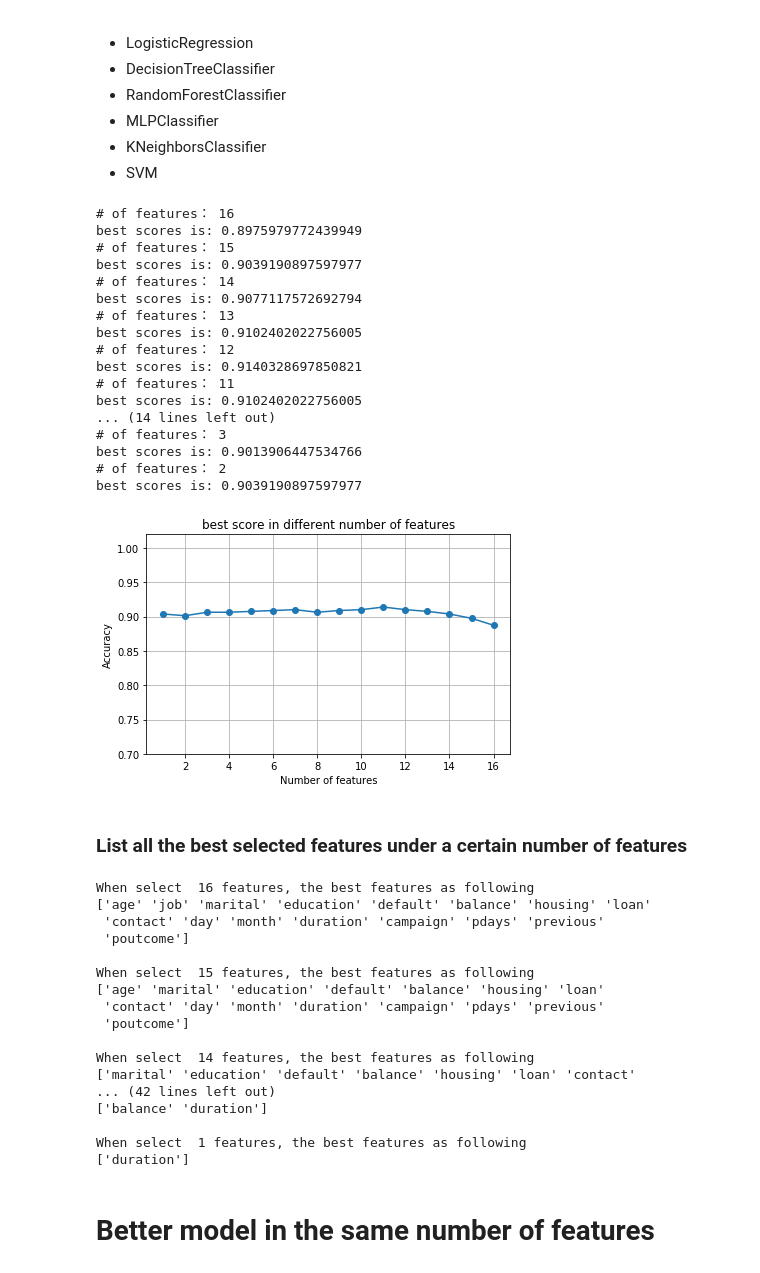
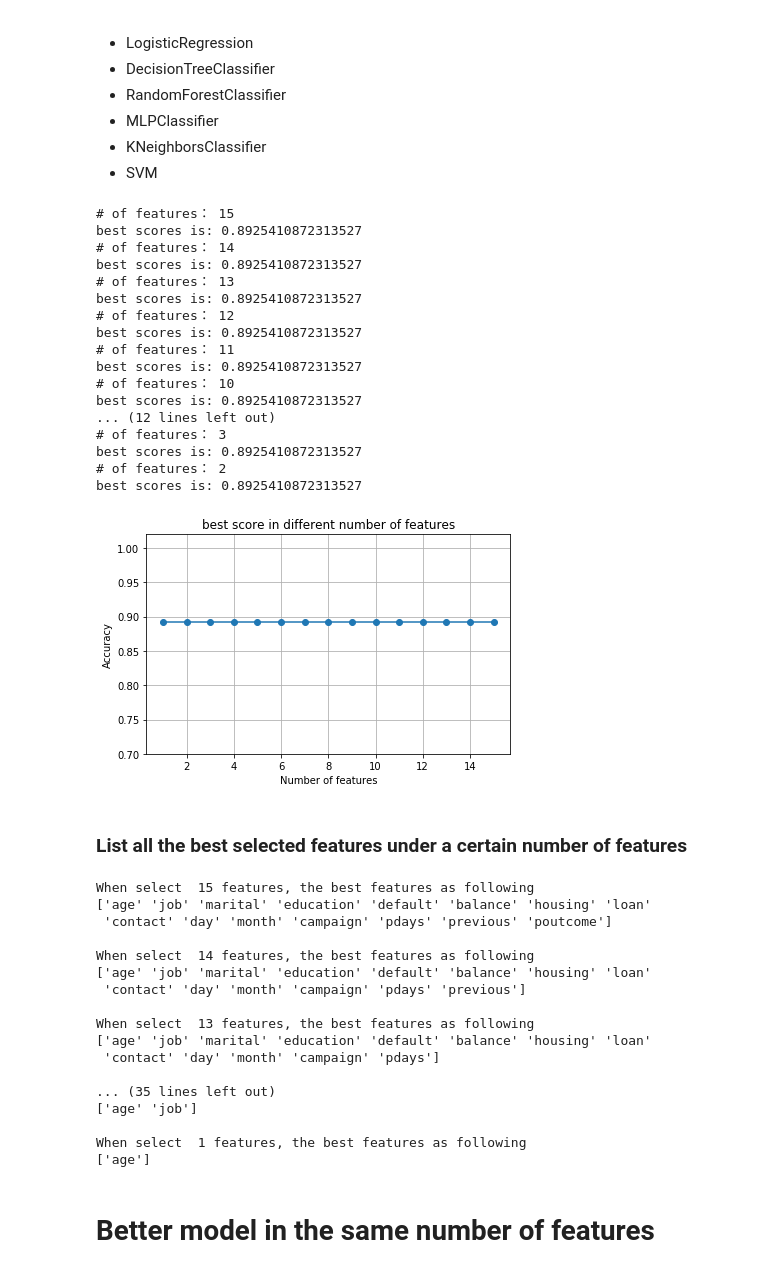
Before and after one commit to AtomMe/PHBS_TQFML, a Jupyter notebook: HW/bank_marketing.ipynb, the cells around one changed output. Drawn from its saved outputs; the diff is of its cells as text; code cells hidden in the pictures.

```diff
--- a/HW/bank_marketing.ipynb
+++ b/HW/bank_marketing.ipynb
@@ -112,6 +112,7 @@ def plot_decision_regions(X, y, classifier, test_idx=None, resolution=0.02):
 # Load data from csv file
 # %%
 df = pd.read_csv('bank.csv')
+df = df.drop(['duration'],axis=1)
 df.head()
 # %% [output]
 |  | age | job | marital | education | default | balance | housing | loan | contact | day | month | ... |
@@ -415,47 +415,47 @@ from sklearn.ensemble import RandomForestClassifier
 ## Here you can select diferent method to do the training
 
 #knn = KNeighborsClassifier(n_neighbors=2)
-#knn = LogisticRegression(penalty='l2', C=10.**2, random_state=0)
+knn = LogisticRegression(penalty='l2', C=10.**2, random_state=0)
 #knn = MLPClassifier(hidden_layer_sizes=(50,50), max_iter=50, alpha=1e-4,solver='sgd', activation='relu',verbose=False, tol=1e-4, random_state=1,learning_rate_init=.01)
-knn = svm.SVC(kernel='rbf', C=10)
+#knn = svm.SVC(kernel='rbf', C=10)
 #knn = RandomForestClassifier(n_estimators=10,random_state=1)
 #knn = DecisionTreeClassifier()
 
 # selecting features
 sbs = SBS(knn, k_features=1)
 sbs.fit(X_train_std, y_train)
 
 # plotting performance of feature subsets
 k_feat = [len(k) for k in sbs.subsets_]
 
 plt.plot(k_feat, sbs.scores_, marker='o')
 plt.ylim([0.7, 1.02])
 plt.title('best score in different number of features')
 plt.ylabel('Accuracy')
 plt.xlabel('Number of features')
 plt.grid()
 plt.tight_layout()
 # plt.savefig('images/04_08.png', dpi=300)
 plt.show()
 # %% [output]
-# of features： 16
-best scores is: 0.8975979772439949
 # of features： 15
-best scores is: 0.9039190897597977
+best scores is: 0.8925410872313527
 # of features： 14
-best scores is: 0.9077117572692794
+best scores is: 0.8925410872313527
 # of features： 13
-best scores is: 0.9102402022756005
+best scores is: 0.8925410872313527
 # of features： 12
-best scores is: 0.9140328697850821
+best scores is: 0.8925410872313527
 # of features： 11
-best scores is: 0.9102402022756005
-... (14 lines left out)
+best scores is: 0.8925410872313527
+# of features： 10
+best scores is: 0.8925410872313527
+... (12 lines left out)
 # of features： 3
-best scores is: 0.9013906447534766
+best scores is: 0.8925410872313527
 # of features： 2
-best scores is: 0.9039190897597977
+best scores is: 0.8925410872313527
-[figure, old version]
+[figure, new version]
 # %% [markdown]
 ### List all the best selected features under a certain number of features
 # %%
@@ -465,23 +465,23 @@ for i in sbs.subsets_:
     print df.columns[0:][k].values
     print ''
 # %% [output]
-When select  16 features, the best features as following
+When select  15 features, the best features as following
 ['age' 'job' 'marital' 'education' 'default' 'balance' 'housing' 'loan'
- 'contact' 'day' 'month' 'duration' 'campaign' 'pdays' 'previous'
- 'poutcome']
-
-When select  15 features, the best features as following
-['age' 'marital' 'education' 'default' 'balance' 'housing' 'loan'
- 'contact' 'day' 'month' 'duration' 'campaign' 'pdays' 'previous'
- 'poutcome']
+ 'contact' 'day' 'month' 'campaign' 'pdays' 'previous' 'poutcome']
 
 When select  14 features, the best features as following
-['marital' 'education' 'default' 'balance' 'housing' 'loan' 'contact'
-... (42 lines left out)
-['balance' 'duration']
+['age' 'job' 'marital' 'education' 'default' 'balance' 'housing' 'loan'
+ 'contact' 'day' 'month' 'campaign' 'pdays' 'previous']
+
+When select  13 features, the best features as following
+['age' 'job' 'marital' 'education' 'default' 'balance' 'housing' 'loan'
+ 'contact' 'day' 'month' 'campaign' 'pdays']
+
+... (35 lines left out)
+['age' 'job']
 
 When select  1 features, the best features as following
-['duration']
+['age']
 # %% [markdown]
 # Better model in the same number of features
 # %% [markdown]
```
Also changed, not shown: parts of 7 cells of this notebook.
